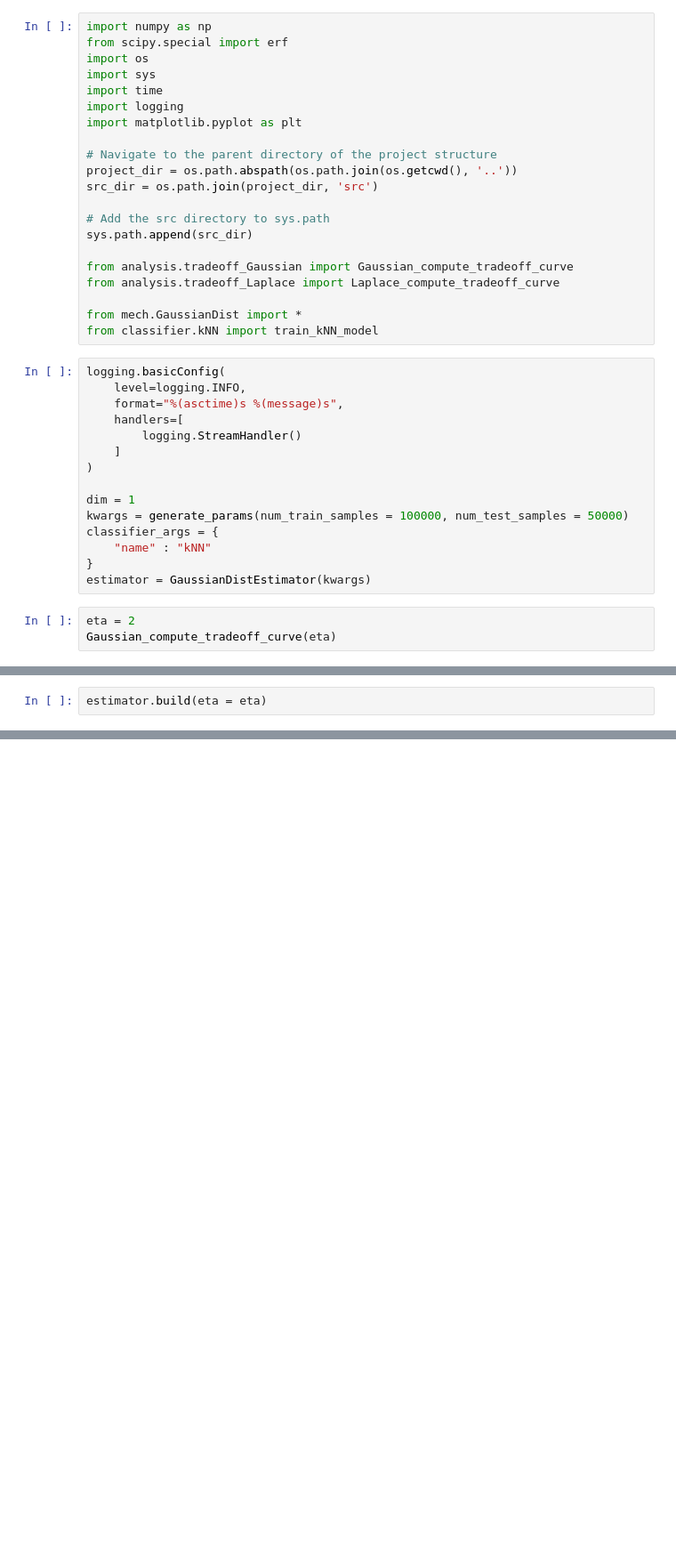
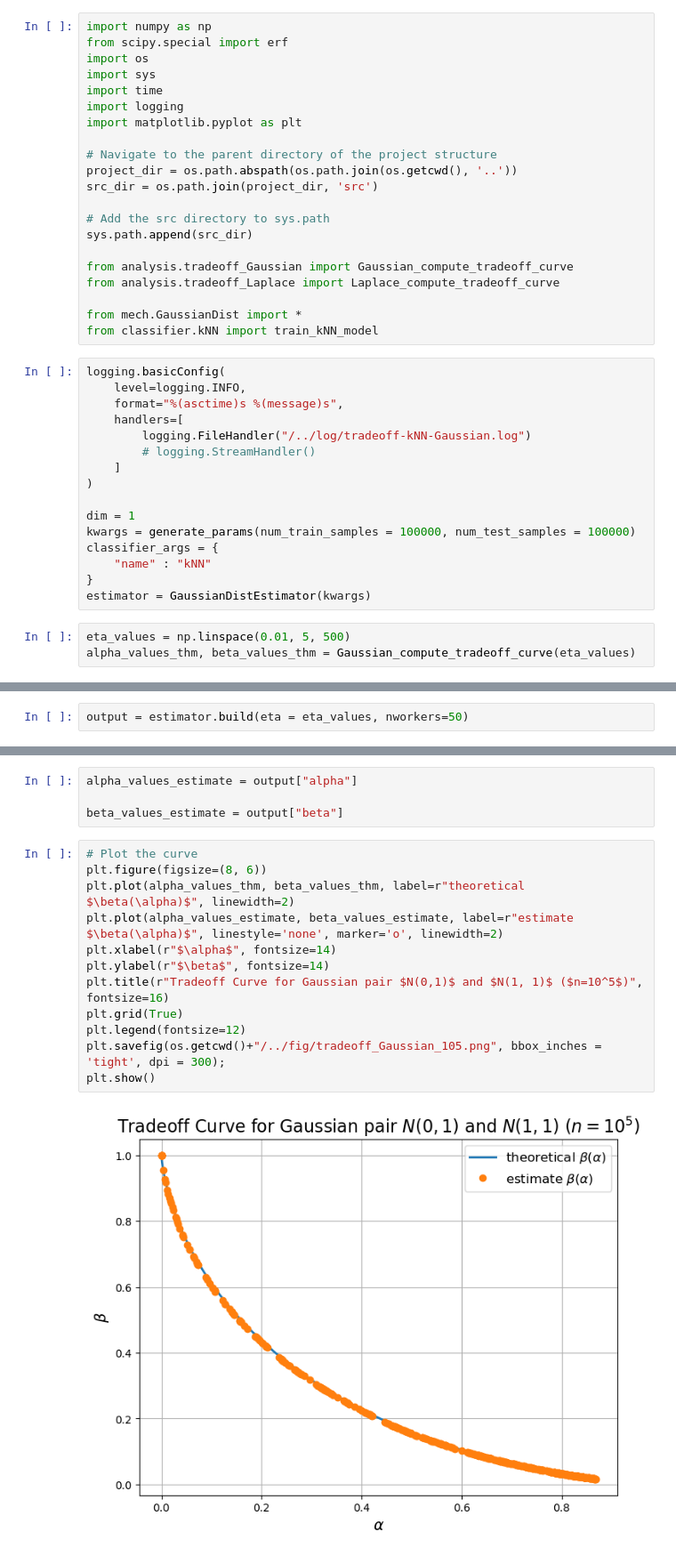
Before and after one commit to hadimalik12/fdp-estimation, a Jupyter notebook: notebook/Tradeoff_Gaussian_Lap_estimation_kNN_02.ipynb, the cells around one changed output, grey strips where cells are left out. Shown at 89% size. Cells and saved outputs as stored; diff of their text form; blank space fills up the shorter version.

Commit message:
finish the kNN task on Gaussian

```diff
--- a/notebook/Tradeoff_Gaussian_Lap_estimation_kNN_02.ipynb
+++ b/notebook/Tradeoff_Gaussian_Lap_estimation_kNN_02.ipynb
@@ -24,16 +24,17 @@ logging.basicConfig(
     level=logging.INFO,
     format="%(asctime)s %(message)s",
     handlers=[
-        logging.StreamHandler()
+        logging.FileHandler("/../log/tradeoff-kNN-Gaussian.log")
+        # logging.StreamHandler()
     ]
 )
 
 dim = 1
-kwargs = generate_params(num_train_samples = 100000, num_test_samples = 50000)
+kwargs = generate_params(num_train_samples = 100000, num_test_samples = 100000)
 classifier_args = {
     "name" : "kNN"
 }
 estimator = GaussianDistEstimator(kwargs)
 # %%
-eta = 2
-Gaussian_compute_tradeoff_curve(eta)
+eta_values = np.linspace(0.01, 5, 500)
+alpha_values_thm, beta_values_thm = Gaussian_compute_tradeoff_curve(eta_values)
@@ -42,3 +41,3 @@ Gaussian_compute_tradeoff_curve(eta)
 # %%
-estimator.build(eta = eta)
+output = estimator.build(eta = eta_values, nworkers=50)
 # %% [output]
@@ -55,0 +61,18 @@ estimator.build(eta = eta)
+# %%
+alpha_values_estimate = output["alpha"]
+
+beta_values_estimate = output["beta"]
+# %%
+# Plot the curve
+plt.figure(figsize=(8, 6))
+plt.plot(alpha_values_thm, beta_values_thm, label=r"theoretical $\beta(\alpha)$", linewidth=2)
+plt.plot(alpha_values_estimate, beta_values_estimate, label=r"estimate $\beta(\alpha)$", linestyle='none', marker='o', linewidth=2)
+plt.xlabel(r"$\alpha$", fontsize=14)
+plt.ylabel(r"$\beta$", fontsize=14)
+plt.title(r"Tradeoff Curve for Gaussian pair $N(0,1)$ and $N(1, 1)$ ($n=10^5$)", fontsize=16)
+plt.grid(True)
+plt.legend(fontsize=12)
+plt.savefig(os.getcwd()+"/../fig/tradeoff_Gaussian_105.png", bbox_inches = 'tight', dpi = 300);
+plt.show()
+# %% [output]
+[figure, added]
```
Also changed, not shown: parts of 4 cells of this notebook, 6 other files.
